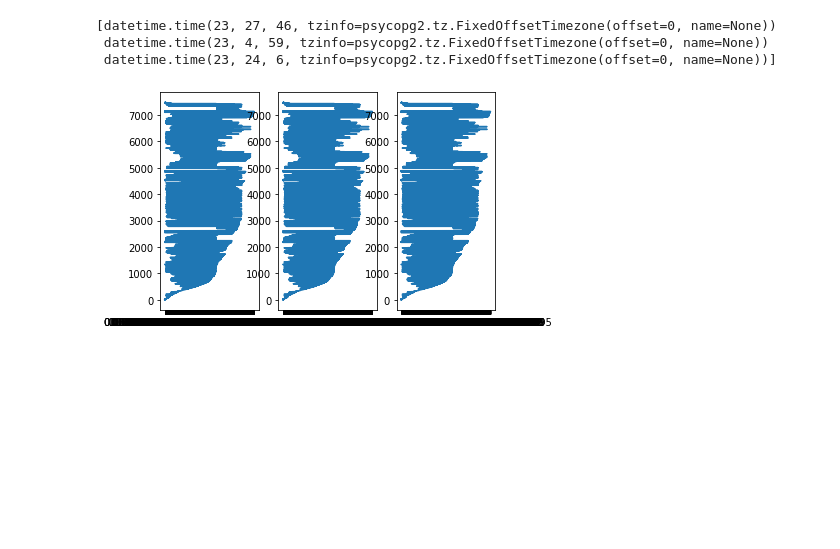
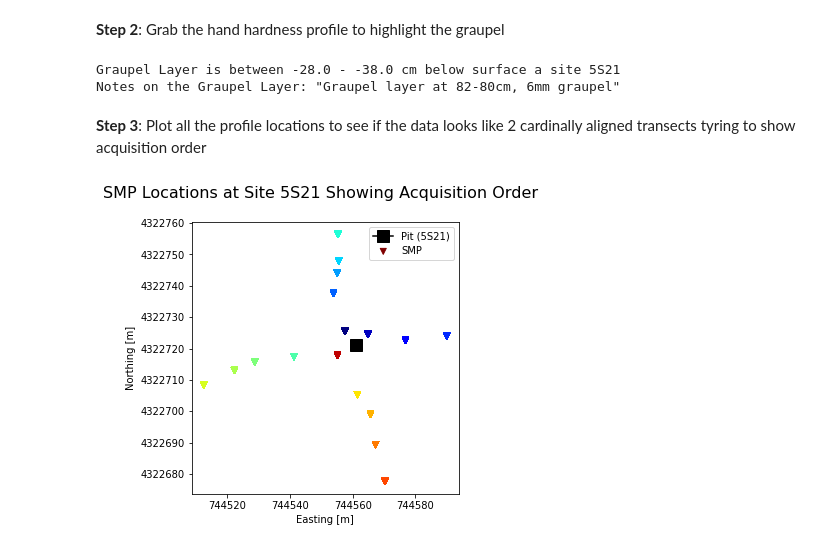
Before and after one commit to SnowEx/snowexsql, a Jupyter notebook: docs/gallery/graupel_smp_example.ipynb, the cells around one changed output. Cells and saved outputs as stored; diff of their text form; code cells hidden in the pictures; blank space fills up the shorter version.

Commit message:
Updated the SMP graupel example. Minor mod to the Pit SWE plot. Updated the tests relating to layers

```diff
--- a/docs/gallery/graupel_smp_example.ipynb
+++ b/docs/gallery/graupel_smp_example.ipynb
@@ -40,17 +35,52 @@ plt.tight_layout()
-# %%
-times = df['time'].unique()
-print(times)
-# %% [output]
-[datetime.time(23, 27, 46, tzinfo=psycopg2.tz.FixedOffsetTimezone(offset=0, name=None))
- datetime.time(23, 4, 59, tzinfo=psycopg2.tz.FixedOffsetTimezone(offset=0, name=None))
- datetime.time(23, 24, 6, tzinfo=psycopg2.tz.FixedOffsetTimezone(offset=0, name=None))]
-# %%
-fig, axes = plt.subplots(1,len(times))
-for i,t in enumerate(times):
-    ind = df['time'] == t
-    data = df.loc[ind].copy()
-    data.set_index('depth',inplace=True)
-    axes[i].plot(df['value'],df.index)
-plt.show()
-# %% [output]
-[figure, removed]
+# %% [markdown]
+**Step 2**: Grab the hand hardness profile to highlight the graupel
+# %%
+# Grab hand hardness profiles at our site only
+q = session.query(LayerData).filter(LayerData.type == 'hand_hardness')
+q = q.filter(LayerData.site_id == site)
+
+# Convert the results to a dataframe
+hh = query_to_geopandas(q, engine)
+
+# Find the word graupel in the comments
+q = q.filter(LayerData.comments.contains('graupel'))
+graupel = query_to_geopandas(q, engine).iloc[0]
+
+# Get the distance below surface to use with SMP data
+graupel['depth'] = graupel['depth'] - (hh['depth'].max())
+graupel['bottom_depth'] = graupel['bottom_depth'] - hh['depth'].max()
+
+print("Graupel Layer is between {} - {} cm below surface a site {}".format(graupel['depth'], graupel['bottom_depth'], site))
+print('Notes on the Graupel Layer: "{}"'.format(graupel['comments']))
+print('')
+
+# Close the geoalchemy2 session
+session.close()
+# %% [output]
+Graupel Layer is between -28.0 - -38.0 cm below surface a site 5S21
+Notes on the Graupel Layer: "Graupel layer at 82-80cm, 6mm graupel"
+# %% [markdown]
+
+
+**Step 3**: Plot all the profile locations to see if the data looks like 2 cardinally aligned transects tyring to show acquisition order
+# %%
+# smp profiles were taken in transects aligned with cardinal directions. Lets see if thats what we have
+
+# Plot SMP profile locations with colored by the time they were taken using upside down triangles
+ax = df.plot(column='time', cmap='jet', marker='v', label='SMP', figsize=(5,5))
+
+# Plot pit location as a black square
+ax.plot(graupel.easting, graupel.northing, color='black', marker='s', markersize=12, label='Pit ({})'.format(site))
+
+# Add important labels
+ax.set_xlabel('Easting [m]')
+ax.set_ylabel('Northing [m]')
+plt.suptitle('SMP Locations at Site {} Showing Acquisition Order'.format(site), fontsize=16)
+
+# Avoid using Scientific notation for coords.
+ax.ticklabel_format(style='plain', useOffset=False)
+ax.legend()
+# plt.tight_layout()
+plt.show()
+# %% [output]
+[figure, added]
```
Also changed, not shown: parts of 5 cells of this notebook, 4 other files.
